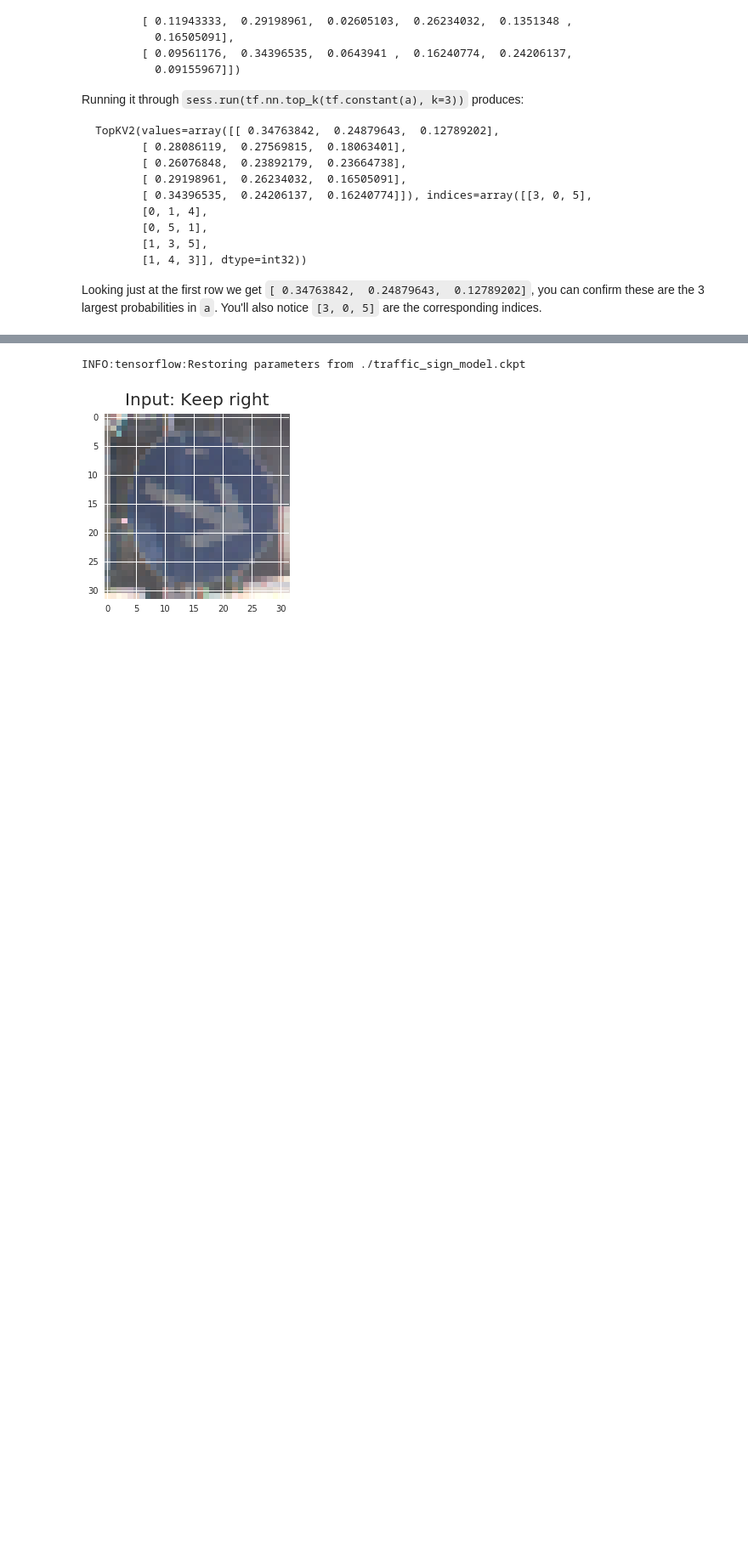
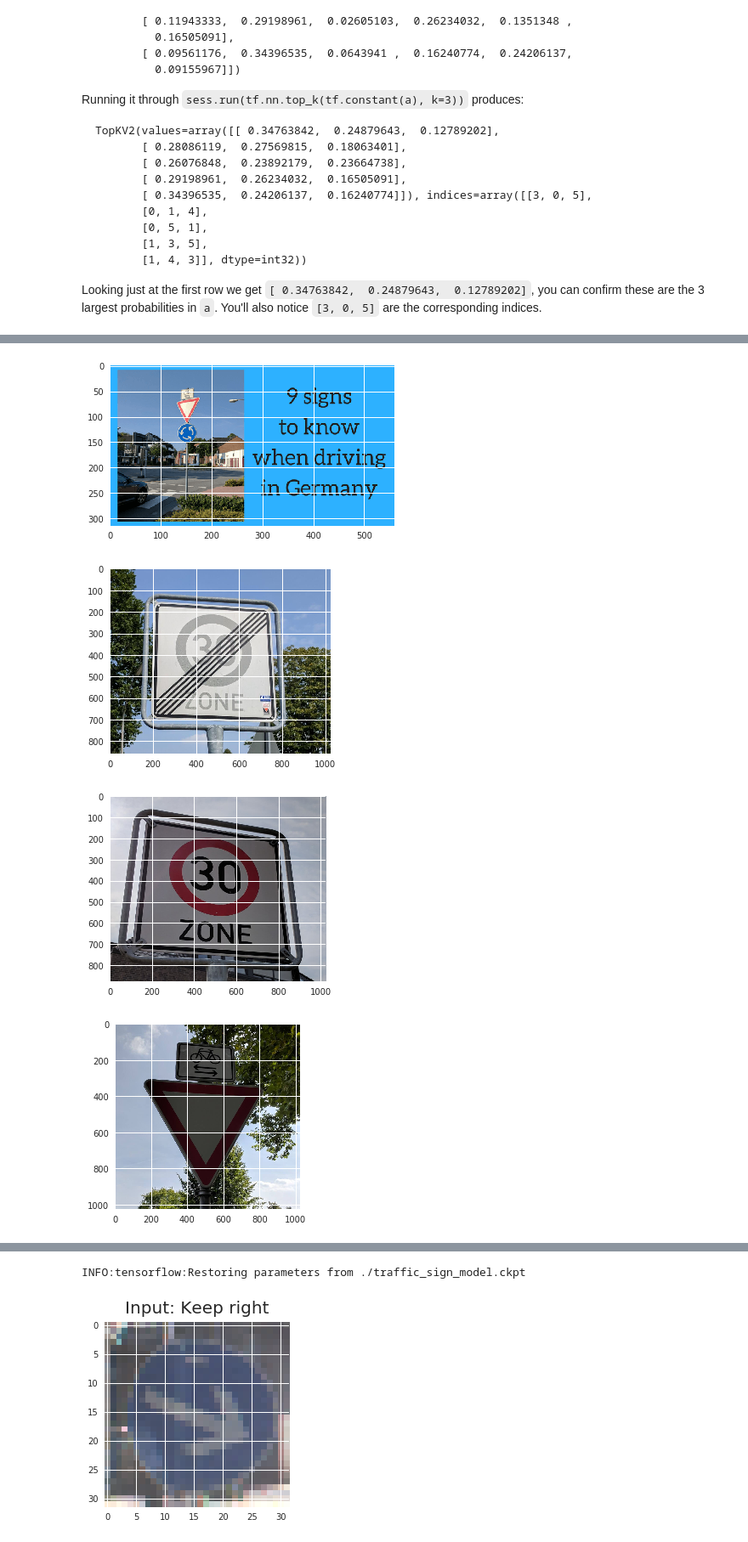
Before and after one commit to yuki678/CarND-Traffic-Sign-Classifier-Project, a Jupyter notebook: Traffic_Sign_Classifier.ipynb, the cells around one changed output, grey strips where cells are left out. Shown at 85% size. Saved outputs shown, nothing was run; the diff lists cells and outputs as text; code cells hidden in the pictures; blank space fills up the shorter version.

```diff
--- a/Traffic_Sign_Classifier.ipynb
+++ b/Traffic_Sign_Classifier.ipynb
@@ -591,0 +643,15 @@ Looking just at the first row we get `[ 0.34763842,  0.24879643,  0.12789202]`,
+# %%
+img_path = '../data/web_test/'
+img_files = ['germany_sign1.png', 'germany_sign2.jpg', 'germany_sign3.jpg', 'germany_sign4.jpg', 'germany_sign5.jpg']
+web_test = np.zeros((5, 32, 32, 3))
+web_test_label = [40, 32, 1, 13, 12]
+for img_file in img_files:
+    img = cv2.imread(img_path + img_file)
+    img = cv2.cvtColor(img, cv2.COLOR_BGR2RGB)
+    plt.imshow(img)
+    plt.show()
+# %% [output]
+[figure, added]
+[figure, added]
+[figure, added]
+[figure, added]
```
Also changed, not shown: parts of 21 cells of this notebook, 12 other files.
